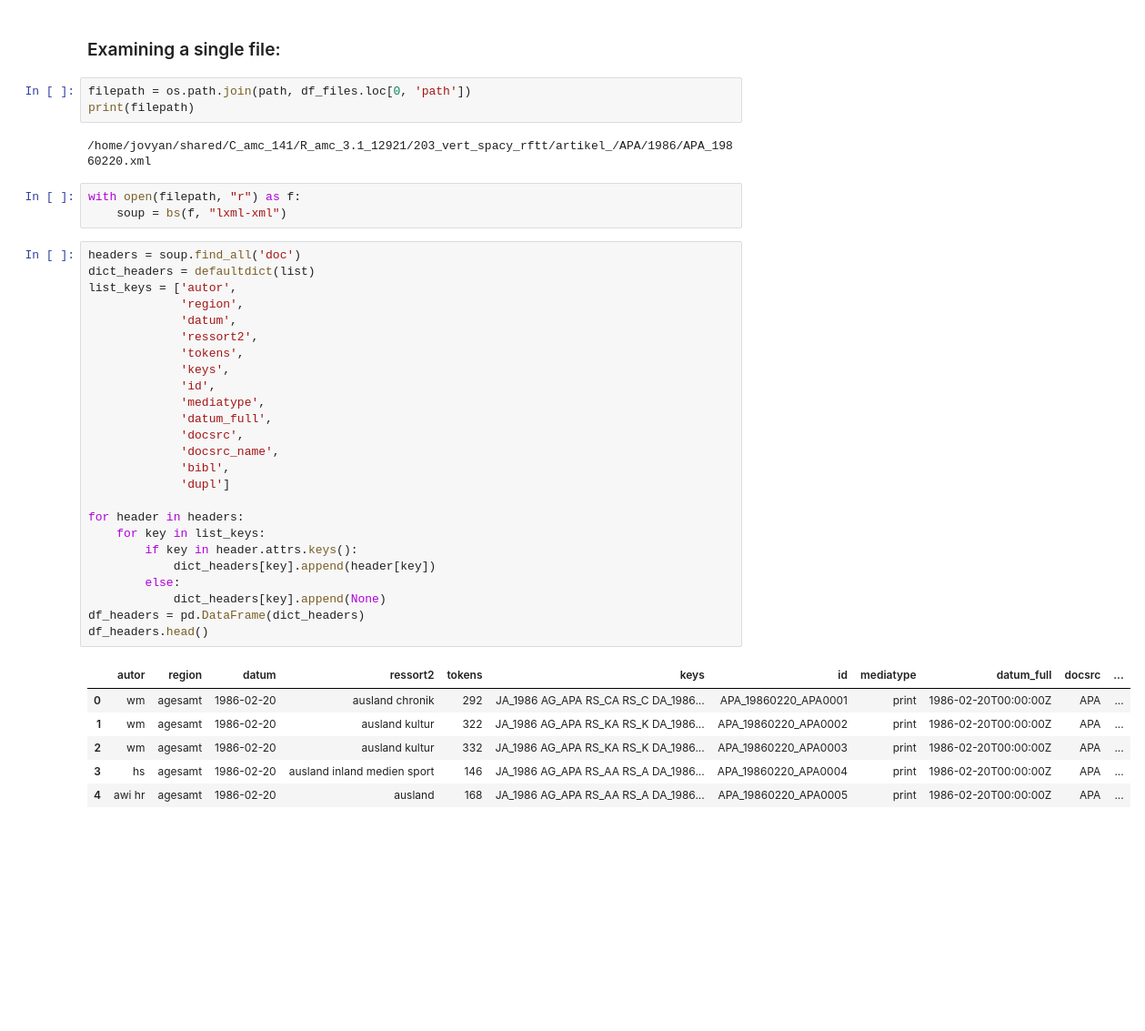
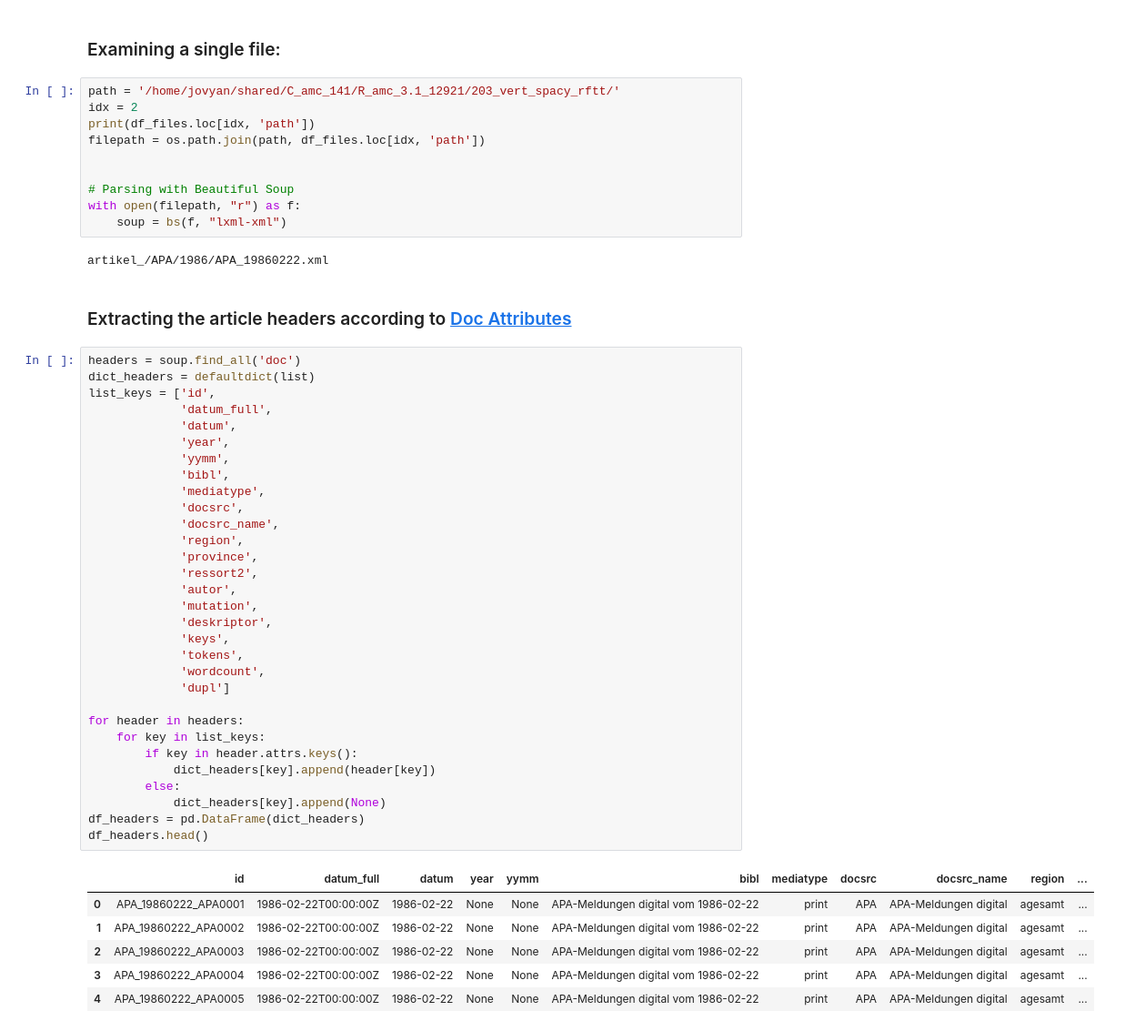
Before and after one commit to acdh-oeaw/AMC_Corpus_Biases, a Jupyter notebook: notebooks/file_exploration.ipynb, the cells around one changed output. Shown: that part at 91% size. Saved outputs shown, nothing was run; the diff lists cells and outputs as text; blank space fills up the shorter version.

Commit message:
finished parsing file

```diff
--- a/notebooks/file_exploration.ipynb
+++ b/notebooks/file_exploration.ipynb
@@ -39,42 +68,54 @@ df_files.head()
 # %% [markdown]
 ### Examining a single file:
-# %%
-filepath = os.path.join(path, df_files.loc[0, 'path'])
-print(filepath)
-# %% [output]
-/home/jovyan/shared/C_amc_141/R_amc_3.1_12921/203_vert_spacy_rftt/artikel_/APA/1986/APA_19860220.xml
-# %%
-with open(filepath, "r") as f:
-    soup = bs(f, "lxml-xml")
+# %%
+path = '/home/jovyan/shared/C_amc_141/R_amc_3.1_12921/203_vert_spacy_rftt/'
+idx = 2
+print(df_files.loc[idx, 'path'])
+filepath = os.path.join(path, df_files.loc[idx, 'path'])
+
+
+# Parsing with Beautiful Soup
+with open(filepath, "r") as f:
+    soup = bs(f, "lxml-xml")
+# %% [output]
+artikel_/APA/1986/APA_19860222.xml
+# %% [markdown]
+### Extracting the article headers according to [Doc Attributes](https://amc.acdh.oeaw.ac.at/dokumentation/korpusinhalt-attribute/#doc)
 # %%
 headers = soup.find_all('doc')
 dict_headers = defaultdict(list)
-list_keys = ['autor',
-             'region',
+list_keys = ['id',
+             'datum_full',
              'datum',
-             'ressort2',
-             'tokens',
-             'keys',
-             'id',
+             'year',
+             'yymm',
+             'bibl',
              'mediatype',
-             'datum_full',
              'docsrc',
              'docsrc_name',
-             'bibl',
+             'region',
+             'province',
+             'ressort2',
+             'autor',
+             'mutation',
+             'deskriptor',
+             'keys',
+             'tokens',
+             'wordcount',
              'dupl']
 
 for header in headers:
     for key in list_keys:
         if key in header.attrs.keys():
             dict_headers[key].append(header[key])
         else:
             dict_headers[key].append(None)
 df_headers = pd.DataFrame(dict_headers)
 df_headers.head()
 # %% [output]
-|  | autor | region | datum | ressort2 | tokens | keys | id | mediatype | datum_full | docsrc | ... |
-| 0 | wm | agesamt | 1986-02-20 | ausland chronik | 292 | JA_1986 AG_APA RS_CA RS_C DA_1986... | APA_19860220_APA0001 | print | 1986-02-20T00:00:00Z | APA | ... |
-| 1 | wm | agesamt | 1986-02-20 | ausland kultur | 322 | JA_1986 AG_APA RS_KA RS_K DA_1986... | APA_19860220_APA0002 | print | 1986-02-20T00:00:00Z | APA | ... |
-| 2 | wm | agesamt | 1986-02-20 | ausland kultur | 332 | JA_1986 AG_APA RS_KA RS_K DA_1986... | APA_19860220_APA0003 | print | 1986-02-20T00:00:00Z | APA | ... |
-| 3 | hs | agesamt | 1986-02-20 | ausland inland medien sport | 146 | JA_1986 AG_APA RS_AA RS_A DA_1986... | APA_19860220_APA0004 | print | 1986-02-20T00:00:00Z | APA | ... |
-| 4 | awi hr | agesamt | 1986-02-20 | ausland | 168 | JA_1986 AG_APA RS_AA RS_A DA_1986... | APA_19860220_APA0005 | print | 1986-02-20T00:00:00Z | APA | ... |
+|  | id | datum_full | datum | year | yymm | bibl | mediatype | docsrc | docsrc_name | region | ... |
+| 0 | APA_19860222_APA0001 | 1986-02-22T00:00:00Z | 1986-02-22 | None | None | APA-Meldungen digital vom 1986-02-22 | print | APA | APA-Meldungen digital | agesamt | ... |
+| 1 | APA_19860222_APA0002 | 1986-02-22T00:00:00Z | 1986-02-22 | None | None | APA-Meldungen digital vom 1986-02-22 | print | APA | APA-Meldungen digital | agesamt | ... |
+| 2 | APA_19860222_APA0003 | 1986-02-22T00:00:00Z | 1986-02-22 | None | None | APA-Meldungen digital vom 1986-02-22 | print | APA | APA-Meldungen digital | agesamt | ... |
+| 3 | APA_19860222_APA0004 | 1986-02-22T00:00:00Z | 1986-02-22 | None | None | APA-Meldungen digital vom 1986-02-22 | print | APA | APA-Meldungen digital | agesamt | ... |
+| 4 | APA_19860222_APA0005 | 1986-02-22T00:00:00Z | 1986-02-22 | None | None | APA-Meldungen digital vom 1986-02-22 | print | APA | APA-Meldungen digital | agesamt | ... |
```
Also changed, not shown: parts of 10 cells of this notebook.
